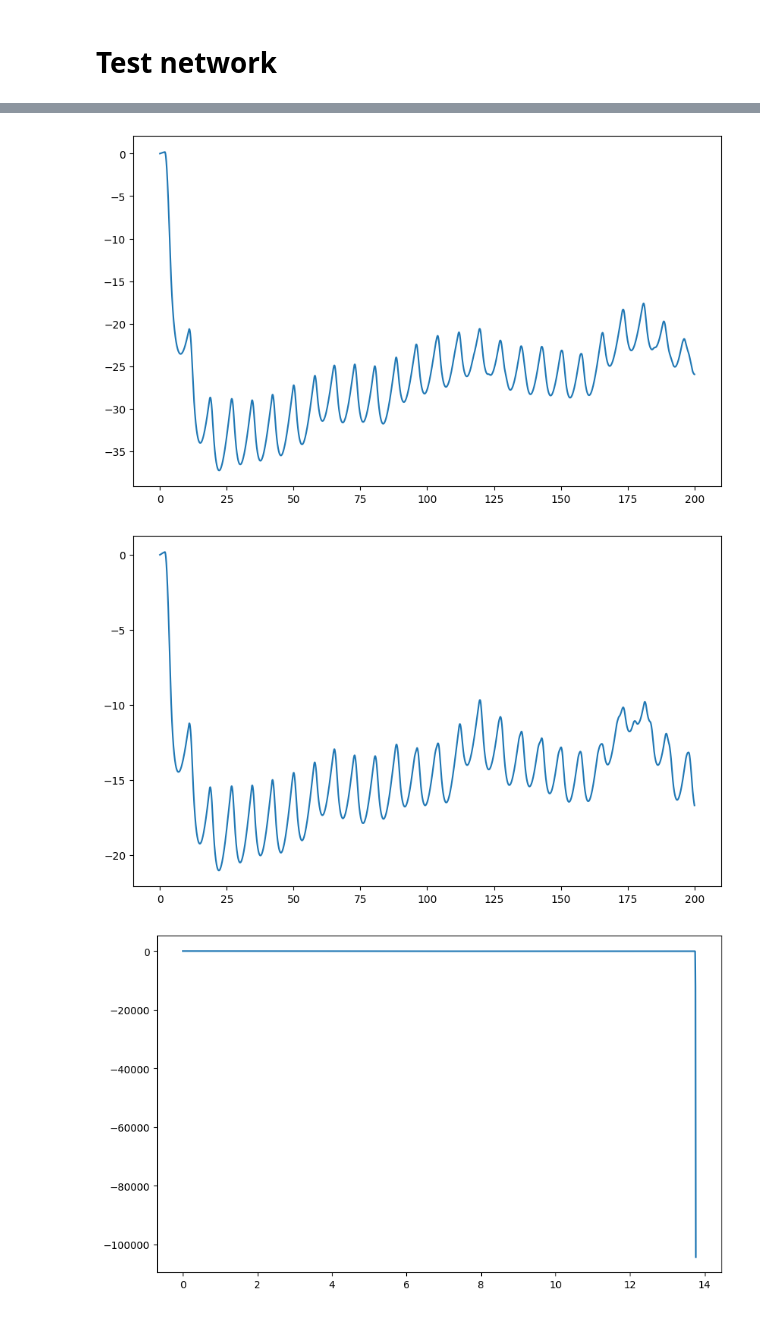
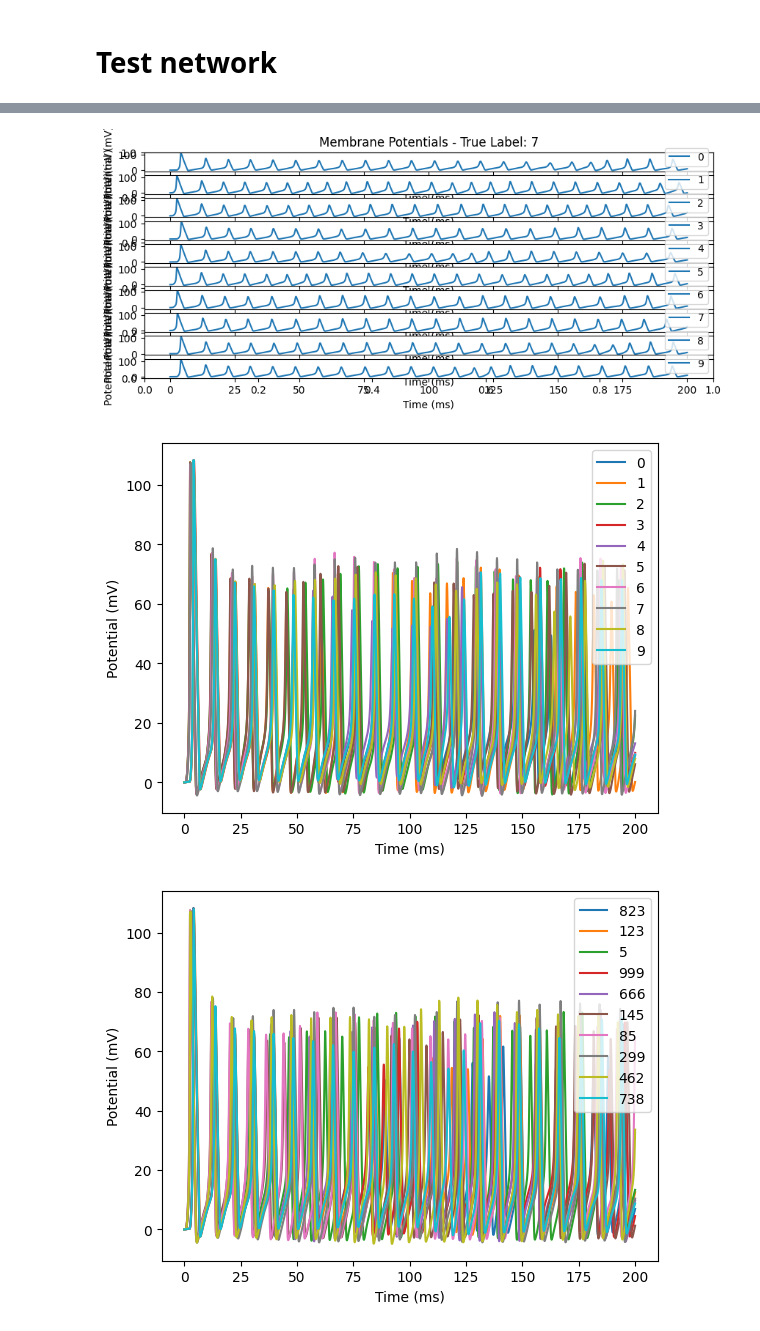
Before and after one commit to ivychad/NMC-Project, a Jupyter notebook: clean_net.ipynb, the cells around one changed output, grey strips where cells are left out. Saved outputs shown, nothing was run; the diff lists cells and outputs as text; code cells hidden in the pictures.

Commit message:
HH and adex net tests and trained weights

```diff
--- a/clean_net.ipynb
+++ b/clean_net.ipynb
@@ -419,7 +474,7 @@ def plot_test(time, V, output_neurons, label):
 params = {
     "neuron": {
         "v_rest": -65.0,  # Resting membrane potential (mV)
-        "v_th": 40.0,    # Threshold potential (mV)
+        "v_th": 50.0,    # Threshold potential (mV)
         "delta_T": 2.0,   # Slope factor (mV)
         "tau_v": 20.0,    # Membrane time constant (ms)
         "a": 0.5 ,        # Subthreshold adaptation (nS)
@@ -432,9 +487,9 @@ params = {
         "tau_syn": 10.0  # Synaptic time constant (ms)
     },
     "stdp": {
-        "A_plus": 0.02,   # STDP LTP increment
-        "A_minus": 0.025, # STDP LTD decrement
-        "tau_plus": 0.25, #0.01, # STDP LTP time constant (ms)
-        "tau_minus": 0.25 #0.015 # STDP LTD time constant (ms)
+        "A_plus": 0.1,   # STDP LTP increment
+        "A_minus": 0.1, # STDP LTD decrement
+        "tau_plus": 0.2, #0.01, # STDP LTP time constant (ms)
+        "tau_minus": 0.2 #0.015 # STDP LTD time constant (ms)
     }
 }
@@ -474,10 +529,10 @@ test_images = test_images *255.0 / 4
 N = 1785
 N_main = 1000
 excitatory_ratio = 0.8
-connection_prob = 0.1
+connection_prob = 0.01
 N_input = 784
-subset_size = 400
-input_prob = 0.5
+subset_size = 100
+input_prob = 0.05
 # %%
 G = generate_neural_network(N_main, excitatory_ratio, connection_prob)
 G = add_input_layer(G, N_input, subset_size, input_prob)
@@ -487,18 +542,21 @@ adj_matrix_sparse = nx.adjacency_matrix(G)
 adj_matrix_dense = adj_matrix_sparse.toarray()
 weights = jnp.array(adj_matrix_dense).T * 1.0
 # %%
-for n in range(30):
-    print("Training image:", n)
+# for n in range(1000):
+#     print("Training image:", n)
 
-    image = train_images[n].flatten()
-    label = train_labels[n]
+#     image = train_images[n].flatten()
+#     label = train_labels[n]
 
-    weights = weights.at[tuple(output_neurons), -1].set(-1.0)
+#     weights = weights.at[tuple(output_neurons), -1].set(-1.5)
 
-    exc = output_neurons[label]
-    weights = weights.at[exc, -1].set(1.0)
-    connectivity = weights
+#     exc = output_neurons[label]
+#     weights = weights.at[exc, -1].set(1.5)
+#     connectivity = weights
 
-    weights = simulate_train(T, dt, N, N_input, key, params, weights, image)
+#     # weights = simulate_train(T, dt, N, N_input, key, params, weights, image)
+#     V, spikes, weights, time = simulate_train(T, dt, N, N_input, key, params, weights, image)
 
-    jnp.save("trained_weights_test2.npy", weights, allow_pickle=True)
+#     jnp.save("trained_weights_test6.npy", weights, allow_pickle=True)
+
+#     #plot_results(time, V, spikes, weights)
@@ -526,5 +566,5 @@ Training image: 29
 N = 1784
 T=200
 
-weights = jnp.load("trained_weights_test2.npy")
+weights = jnp.load("trained_weights_test4.npy")
 weights = weights[:N, :N]
@@ -542,12 +588,13 @@ weights_old = jnp.array(adj_matrix_dense).T * 1.0
 # %%
-for n in range(1):
+for n in range(4):
     image = test_images[n].flatten()
     label = test_labels[n]
 
     V, spikes, weights, time = simulate_test(T, dt, N, N_input, key, params, weights, image)
 
     plot_test(time, V, output_neurons, label)
+    plot_results(time, V, spikes, weights)
 # %% [output]
-[figure, old version]
+[figure, new version]
-[figure, old version]
+[figure, new version]
-[figure, old version]
+[figure, new version]
```
Also changed, not shown: parts of 17 cells of this notebook, 5 other files.
